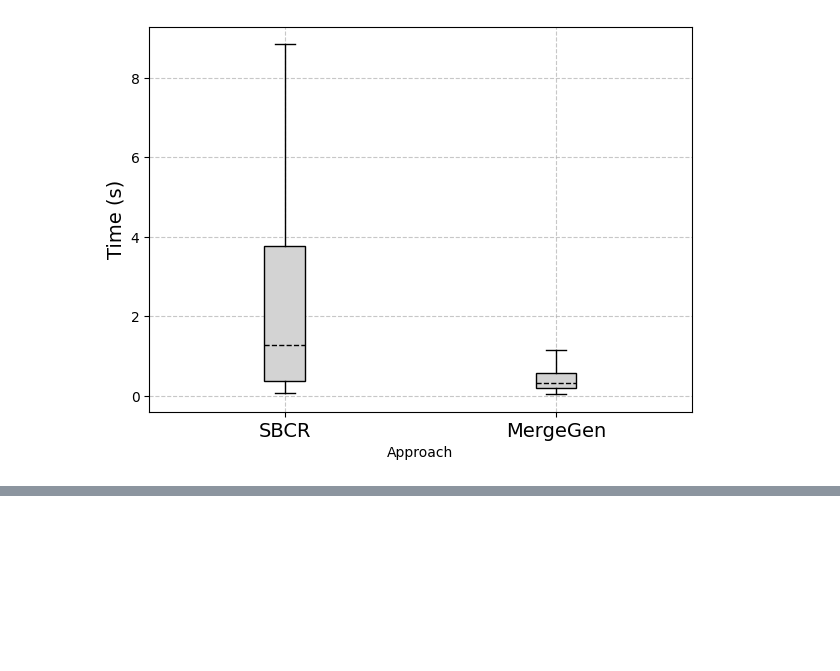
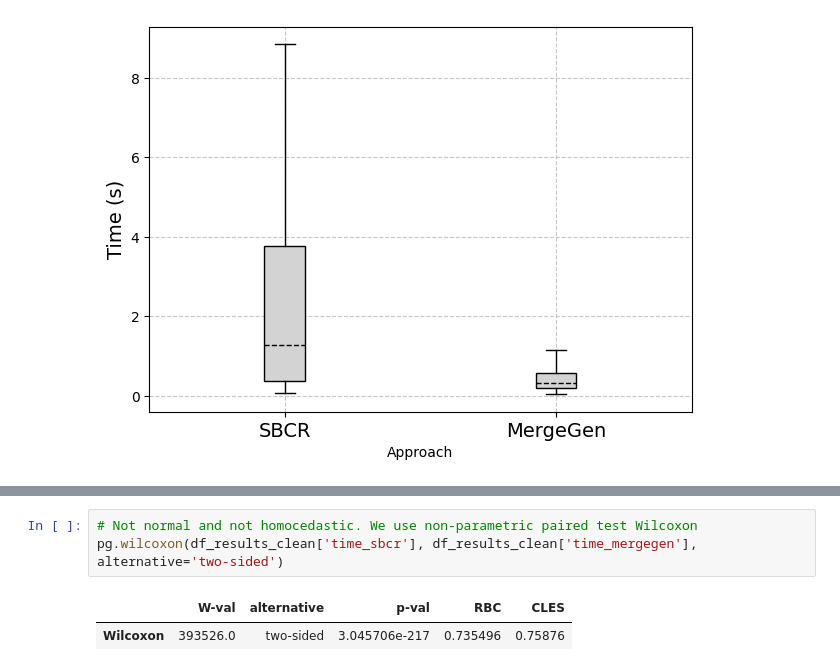
Before and after one commit to gems-uff/sbcr_study, a Jupyter notebook: analysis/RQ1/RQ1_analysis_dataset1_dataset2_Java.ipynb, the cells around one changed output, grey strips where cells are left out. Saved outputs shown, nothing was run; the diff lists cells and outputs as text; blank space fills up the shorter version.

Commit message:
Adds hypothesis test for RQ1 time

```diff
--- a/analysis/RQ1/RQ1_analysis_dataset1_dataset2_Java.ipynb
+++ b/analysis/RQ1/RQ1_analysis_dataset1_dataset2_Java.ipynb
@@ -390,0 +407,6 @@ plt.show()
+# %%
+# Not normal and not homocedastic. We use non-parametric paired test Wilcoxon
+pg.wilcoxon(df_results_clean['time_sbcr'], df_results_clean['time_mergegen'], alternative='two-sided')
+# %% [output]
+|  | W-val | alternative | p-val | RBC | CLES |
+| Wilcoxon | 393526.0 | two-sided | 3.045706e-217 | 0.735496 | 0.75876 |
```
Also changed, not shown: parts of 1 cell of this notebook.
